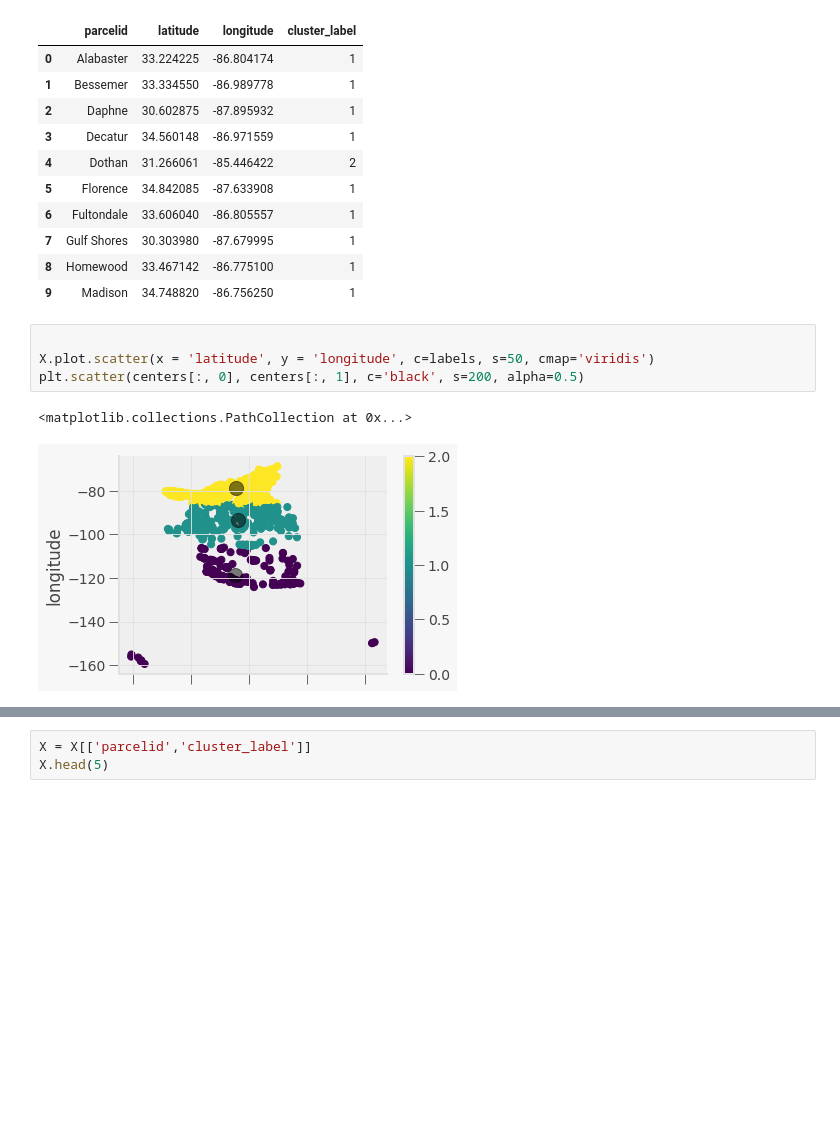
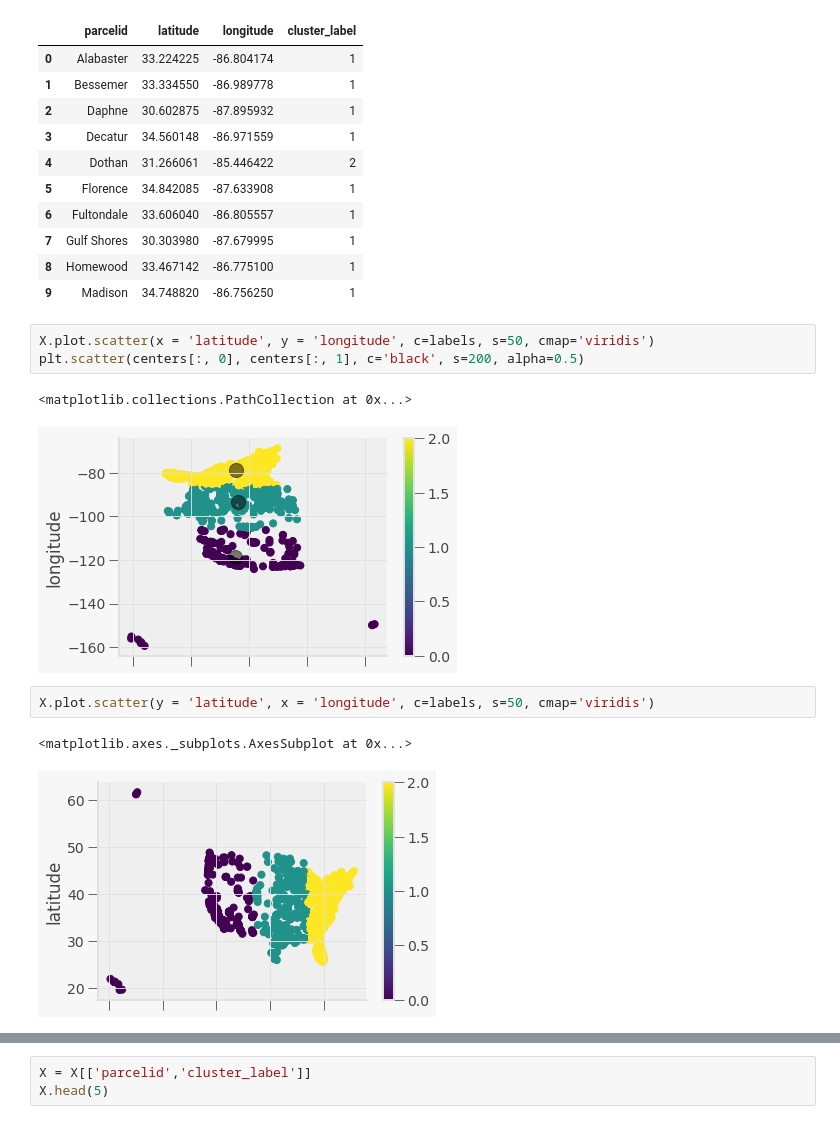
Before and after one commit to PosgradoMNA/actividades-de-aprendizaje-ams182, a Jupyter notebook: TecMty_kmeans_target_A01104775.ipynb, the cells around one changed output, grey strips where cells are left out. Cells and saved outputs as stored; diff of their text form; blank space fills up the shorter version.

```diff
--- a/TecMty_kmeans_target_A01104775.ipynb
+++ b/TecMty_kmeans_target_A01104775.ipynb
@@ -298,9 +298,13 @@ X.head(10)
 | 8 | Homewood | 33.467142 | -86.775100 | 1 |
 | 9 | Madison | 34.748820 | -86.756250 | 1 |
 # %%
-
 X.plot.scatter(x = 'latitude', y = 'longitude', c=labels, s=50, cmap='viridis')
 plt.scatter(centers[:, 0], centers[:, 1], c='black', s=200, alpha=0.5)
 # %% [output]
 <matplotlib.collections.PathCollection at 0x...>
 [figure]
+# %%
+X.plot.scatter(y = 'latitude', x = 'longitude', c=labels, s=50, cmap='viridis')
+# %% [output]
+<matplotlib.axes._subplots.AxesSubplot at 0x...>
+[figure, added]
```
Also changed, not shown: parts of 4 cells of this notebook.
